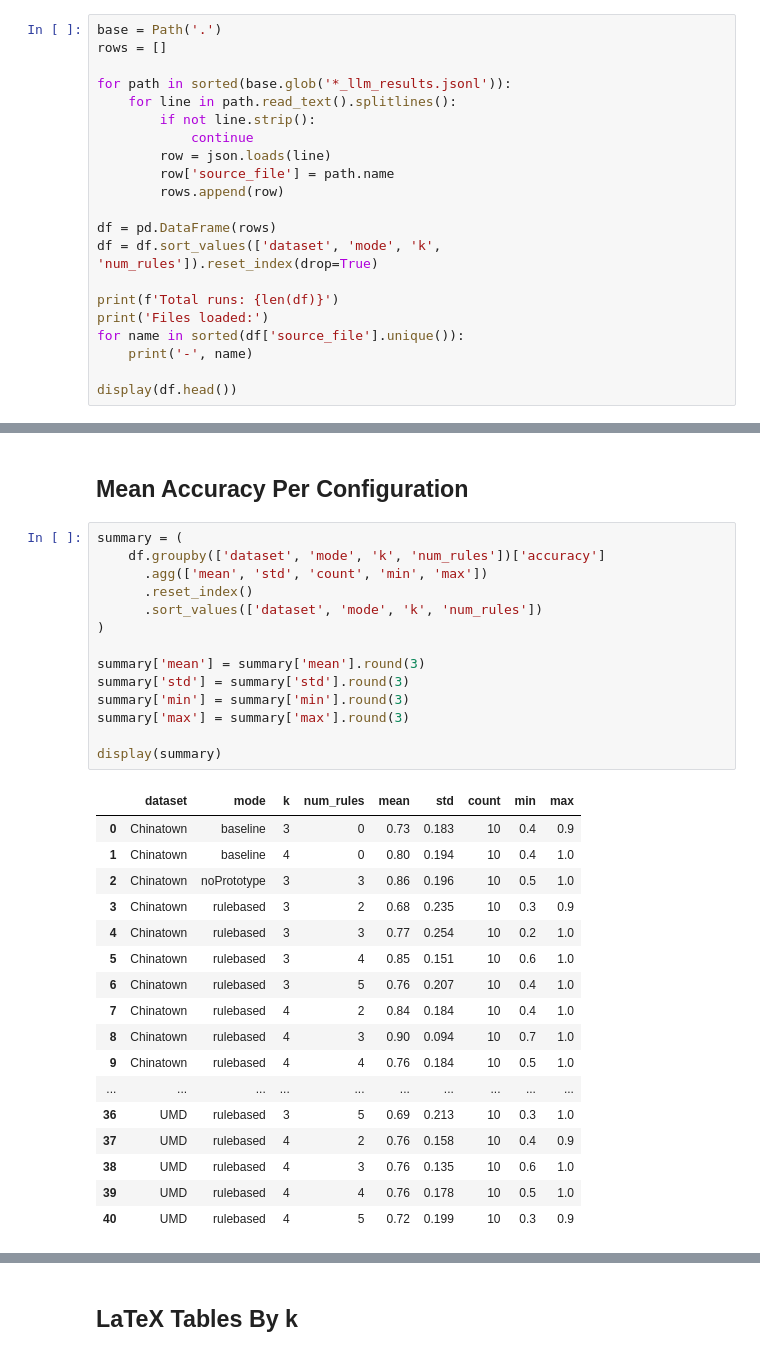
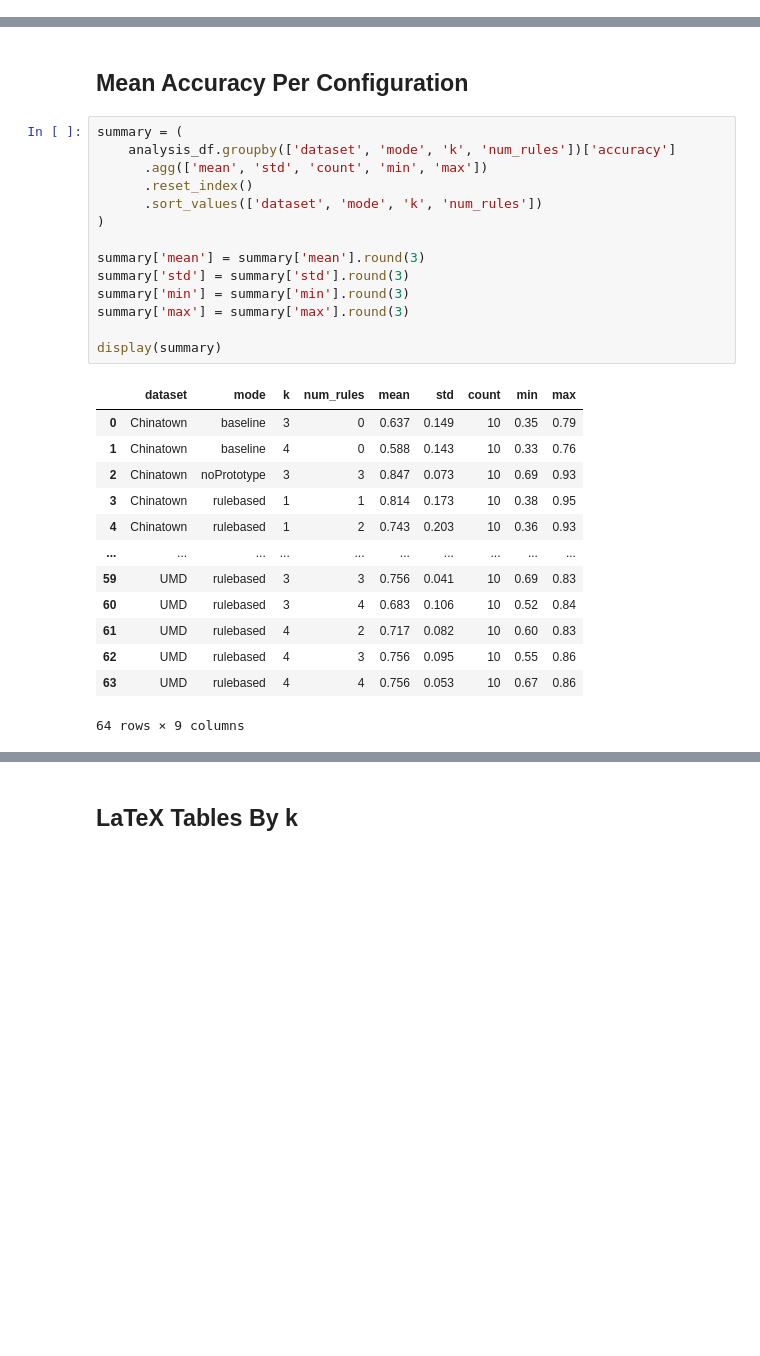
Before and after one commit to ChristianBontveit/TSC_LLM_rules, a Jupyter notebook: results/llm_results/analyze_llm_results.ipynb, the cells around one changed output, grey strips where cells are left out. Drawn from its saved outputs; the diff is of its cells as text; blank space fills up the shorter version.

Commit message:
Analysis and pdfs with rules

```diff
--- a/results/llm_results/analyze_llm_results.ipynb
+++ b/results/llm_results/analyze_llm_results.ipynb
@@ -10,24 +11,3 @@ import seaborn as sns
 from IPython.display import display
 
 sns.set_theme(style="whitegrid")
-# %%
-base = Path('.')
-rows = []
-
-for path in sorted(base.glob('*_llm_results.jsonl')):
-    for line in path.read_text().splitlines():
-        if not line.strip():
-            continue
-        row = json.loads(line)
-        row['source_file'] = path.name
-        rows.append(row)
-
-df = pd.DataFrame(rows)
-df = df.sort_values(['dataset', 'mode', 'k', 'num_rules']).reset_index(drop=True)
-
-print(f'Total runs: {len(df)}')
-print('Files loaded:')
-for name in sorted(df['source_file'].unique()):
-    print('-', name)
-
-display(df.head())
@@ -73,36 +183,32 @@ display(run_counts)
 ## Mean Accuracy Per Configuration
 # %%
 summary = (
-    df.groupby(['dataset', 'mode', 'k', 'num_rules'])['accuracy']
+    analysis_df.groupby(['dataset', 'mode', 'k', 'num_rules'])['accuracy']
       .agg(['mean', 'std', 'count', 'min', 'max'])
       .reset_index()
       .sort_values(['dataset', 'mode', 'k', 'num_rules'])
 )
 
 summary['mean'] = summary['mean'].round(3)
 summary['std'] = summary['std'].round(3)
 summary['min'] = summary['min'].round(3)
 summary['max'] = summary['max'].round(3)
 
 display(summary)
 # %% [output]
 |  | dataset | mode | k | num_rules | mean | std | count | min | max |
-| 0 | Chinatown | baseline | 3 | 0 | 0.73 | 0.183 | 10 | 0.4 | 0.9 |
-| 1 | Chinatown | baseline | 4 | 0 | 0.80 | 0.194 | 10 | 0.4 | 1.0 |
-| 2 | Chinatown | noPrototype | 3 | 3 | 0.86 | 0.196 | 10 | 0.5 | 1.0 |
-| 3 | Chinatown | rulebased | 3 | 2 | 0.68 | 0.235 | 10 | 0.3 | 0.9 |
-| 4 | Chinatown | rulebased | 3 | 3 | 0.77 | 0.254 | 10 | 0.2 | 1.0 |
-| 5 | Chinatown | rulebased | 3 | 4 | 0.85 | 0.151 | 10 | 0.6 | 1.0 |
-| 6 | Chinatown | rulebased | 3 | 5 | 0.76 | 0.207 | 10 | 0.4 | 1.0 |
-| 7 | Chinatown | rulebased | 4 | 2 | 0.84 | 0.184 | 10 | 0.4 | 1.0 |
-| 8 | Chinatown | rulebased | 4 | 3 | 0.90 | 0.094 | 10 | 0.7 | 1.0 |
-| 9 | Chinatown | rulebased | 4 | 4 | 0.76 | 0.184 | 10 | 0.5 | 1.0 |
+| 0 | Chinatown | baseline | 3 | 0 | 0.637 | 0.149 | 10 | 0.35 | 0.79 |
+| 1 | Chinatown | baseline | 4 | 0 | 0.588 | 0.143 | 10 | 0.33 | 0.76 |
+| 2 | Chinatown | noPrototype | 3 | 3 | 0.847 | 0.073 | 10 | 0.69 | 0.93 |
+| 3 | Chinatown | rulebased | 1 | 1 | 0.814 | 0.173 | 10 | 0.38 | 0.95 |
+| 4 | Chinatown | rulebased | 1 | 2 | 0.743 | 0.203 | 10 | 0.36 | 0.93 |
 | ... | ... | ... | ... | ... | ... | ... | ... | ... | ... |
-| 36 | UMD | rulebased | 3 | 5 | 0.69 | 0.213 | 10 | 0.3 | 1.0 |
-| 37 | UMD | rulebased | 4 | 2 | 0.76 | 0.158 | 10 | 0.4 | 0.9 |
-| 38 | UMD | rulebased | 4 | 3 | 0.76 | 0.135 | 10 | 0.6 | 1.0 |
-| 39 | UMD | rulebased | 4 | 4 | 0.76 | 0.178 | 10 | 0.5 | 1.0 |
-| 40 | UMD | rulebased | 4 | 5 | 0.72 | 0.199 | 10 | 0.3 | 0.9 |
+| 59 | UMD | rulebased | 3 | 3 | 0.756 | 0.041 | 10 | 0.69 | 0.83 |
+| 60 | UMD | rulebased | 3 | 4 | 0.683 | 0.106 | 10 | 0.52 | 0.84 |
+| 61 | UMD | rulebased | 4 | 2 | 0.717 | 0.082 | 10 | 0.60 | 0.83 |
+| 62 | UMD | rulebased | 4 | 3 | 0.756 | 0.095 | 10 | 0.55 | 0.86 |
+| 63 | UMD | rulebased | 4 | 4 | 0.756 | 0.053 | 10 | 0.67 | 0.86 |
+64 rows × 9 columns
 # %%
 for dataset in sorted(summary['dataset'].unique()):
     print(dataset)
```
Also changed, not shown: parts of 7 cells of this notebook, 5 other files.
